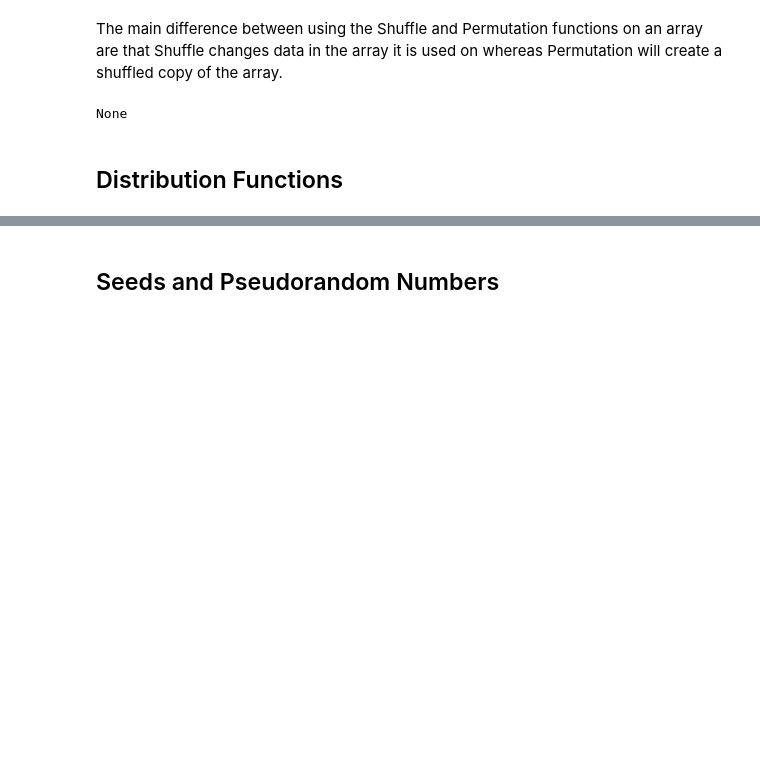
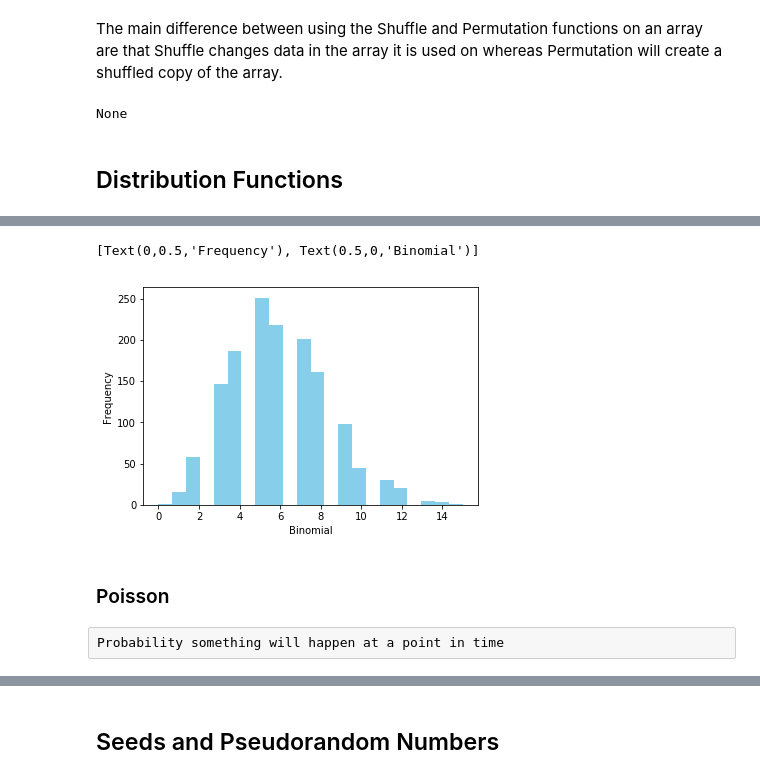
Before and after one commit to ConorHogan/PFDA-Practical-Assignment, a Jupyter notebook: PFDA-Practical-Assignment-Notebook.ipynb, the cells around one changed output, grey strips where cells are left out. Saved outputs shown, nothing was run; the diff lists cells and outputs as text; code cells hidden in the pictures; blank space fills up the shorter version.

```diff
--- a/PFDA-Practical-Assignment-Notebook.ipynb
+++ b/PFDA-Practical-Assignment-Notebook.ipynb
@@ -313,0 +353,15 @@ None
+# %%
+# Check if call Yes / No 60 times per minute for a day.
+binom_data2 = np.random.binomial(60, 0.1, size=1440 )
+ax = sns.distplot(binom_data2,
+                  kde=False,
+                  color='skyblue',
+                  hist_kws={"linewidth": 15,'alpha':1})
+ax.set(xlabel='Binomial', ylabel='Frequency')
+# %% [output]
+[Text(0,0.5,'Frequency'), Text(0.5,0,'Binomial')]
+[figure, added]
+# %% [markdown]
+### Poisson
+# %% [raw]
+Probability something will happen at a point in time
```
Also changed, not shown: parts of 36 cells of this notebook.
